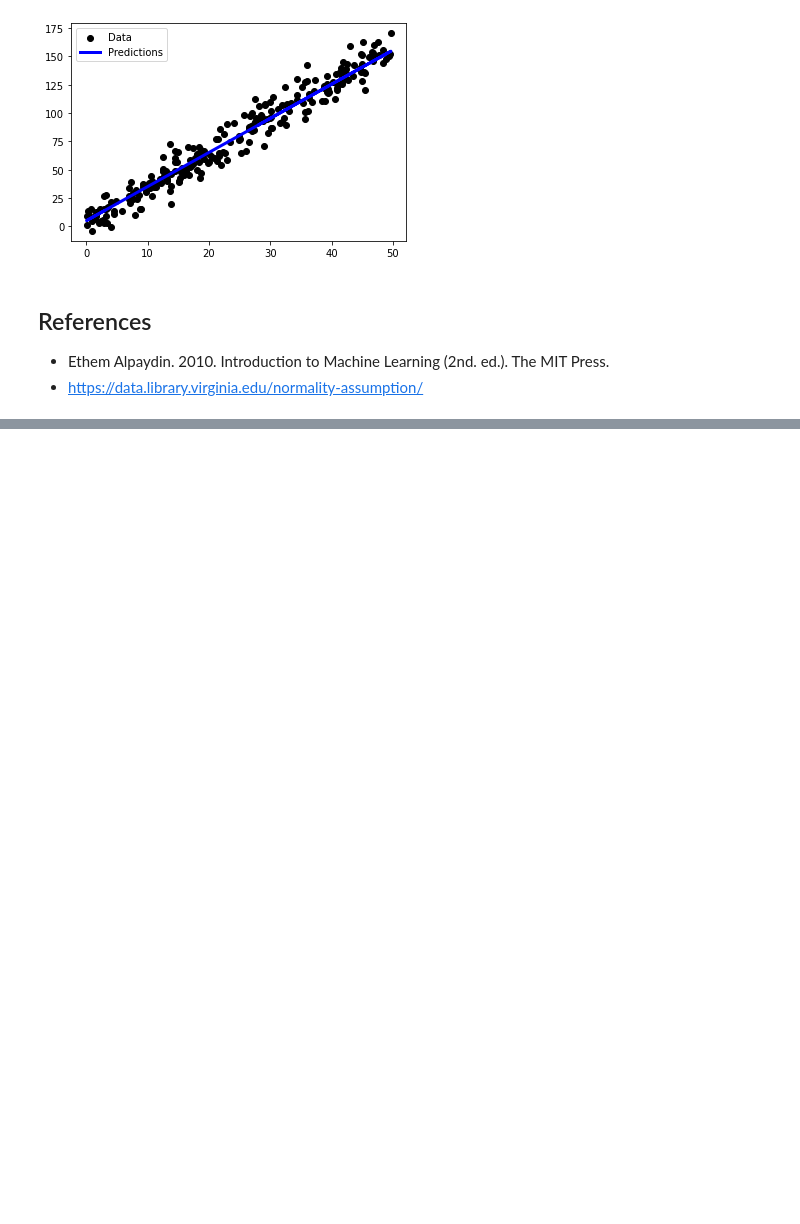
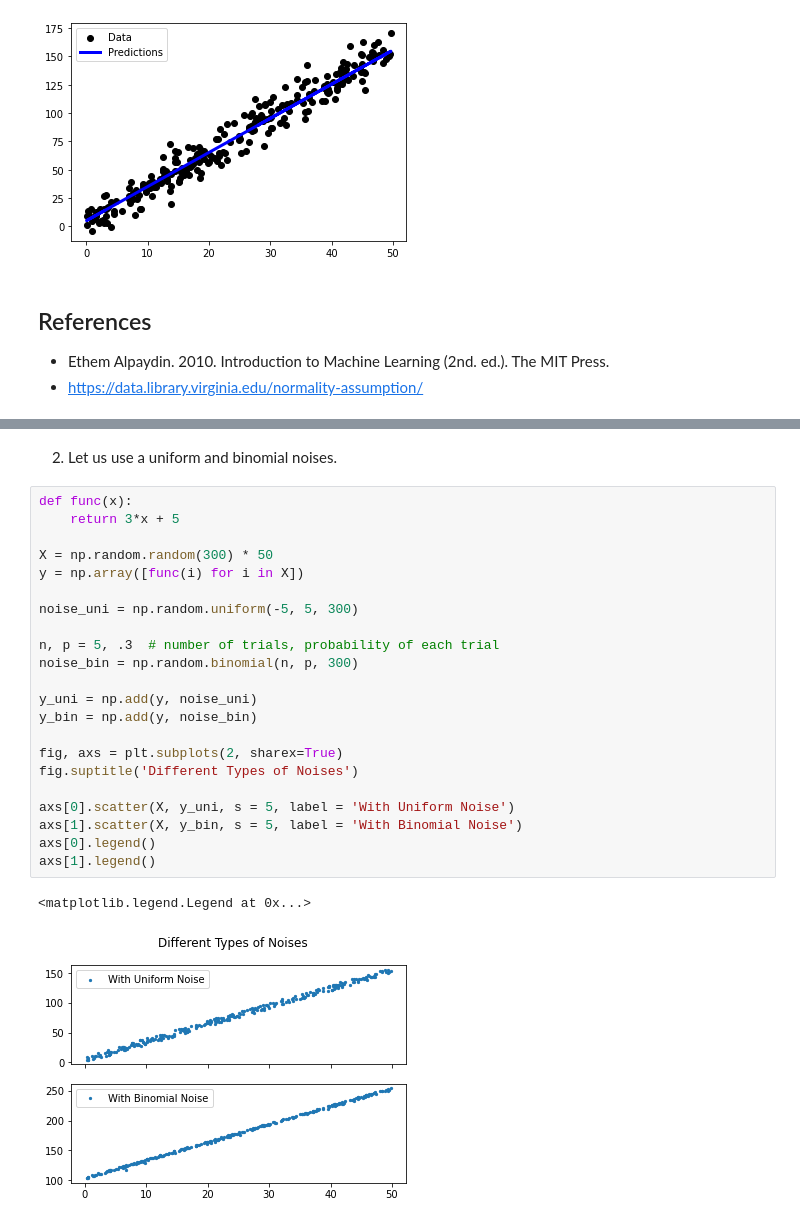
Before and after one commit to kadirberatyildirim/Data-Science, a Jupyter notebook: Regression/Regression - Part 1 - Linear Regression.ipynb, the cells around one changed output, grey strips where cells are left out. Cells and saved outputs as stored; diff of their text form; blank space fills up the shorter version.

```diff
--- a/Regression/Regression - Part 1 - Linear Regression.ipynb
+++ b/Regression/Regression - Part 1 - Linear Regression.ipynb
@@ -203,0 +248,27 @@ plt.legend()
+# %% [markdown]
+2. Let us use a uniform and binomial noises.
+# %%
+def func(x):
+    return 3*x + 5
+
+X = np.random.random(300) * 50
+y = np.array([func(i) for i in X])
+
+noise_uni = np.random.uniform(-5, 5, 300)
+
+n, p = 5, .3  # number of trials, probability of each trial
+noise_bin = np.random.binomial(n, p, 300)
+
+y_uni = np.add(y, noise_uni)
+y_bin = np.add(y, noise_bin)
+
+fig, axs = plt.subplots(2, sharex=True)
+fig.suptitle('Different Types of Noises')
+
+axs[0].scatter(X, y_uni, s = 5, label = 'With Uniform Noise')
+axs[1].scatter(X, y_bin, s = 5, label = 'With Binomial Noise')
+axs[0].legend()
+axs[1].legend()
+# %% [output]
+<matplotlib.legend.Legend at 0x...>
+[figure, added]
```
Also changed, not shown: parts of 2 cells of this notebook.
